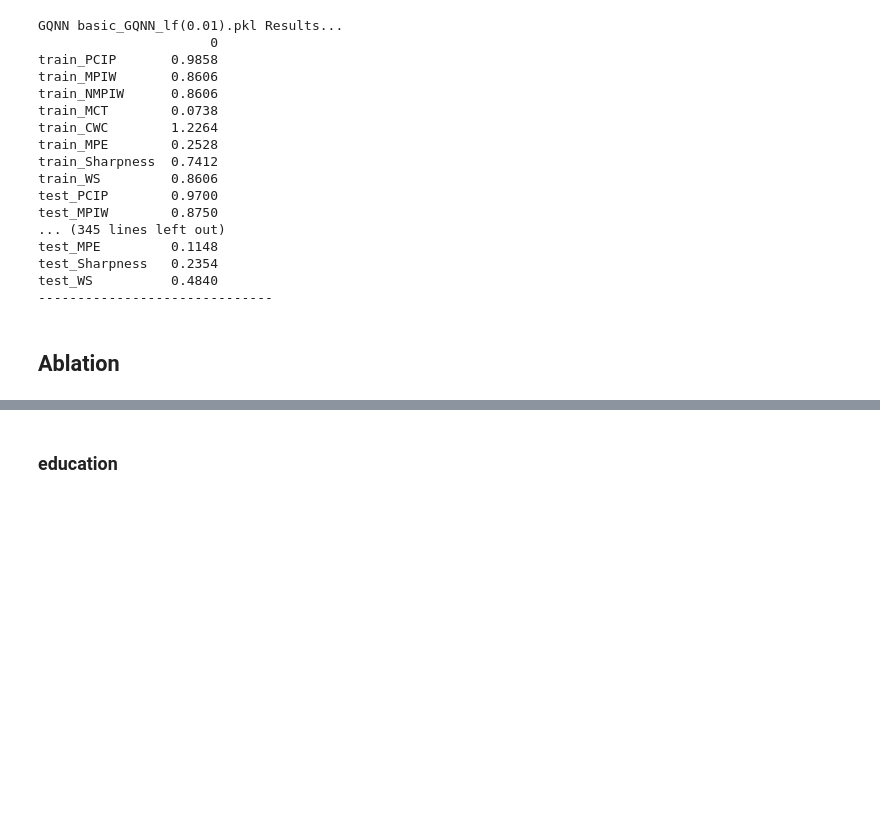
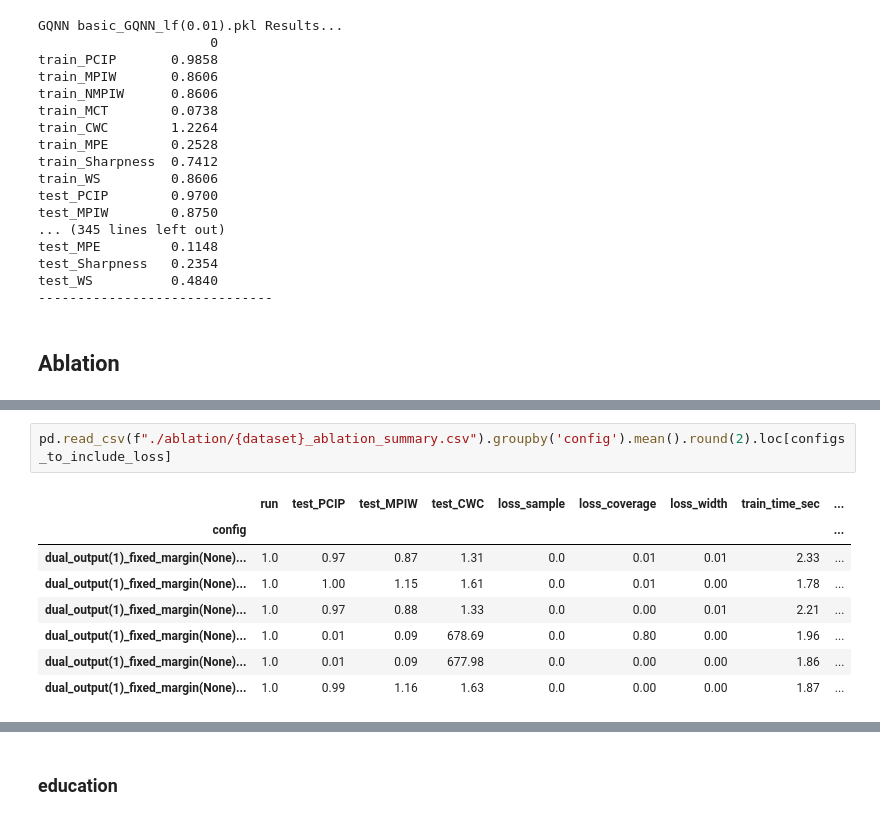
Before and after one commit to sybeam27/QpiGNN, a Jupyter notebook: results_check.ipynb, the cells around one changed output, grey strips where cells are left out. Cells and saved outputs as stored; diff of their text form; blank space fills up the shorter version.

```diff
--- a/results_check.ipynb
+++ b/results_check.ipynb
@@ -319,3 +389,14 @@ test_WS          0.4840
+# %%
+pd.read_csv(f"./ablation/{dataset}_ablation_summary.csv").groupby('config').mean().round(2).loc[configs_to_include_loss]
+# %% [output]
+|  | run | test_PCIP | test_MPIW | test_CWC | loss_sample | loss_coverage | loss_width | train_time_sec | ... |
+| config |  |  |  |  |  |  |  |  | ... |
+| dual_output(1)_fixed_margin(None)... | 1.0 | 0.97 | 0.87 | 1.31 | 0.0 | 0.01 | 0.01 | 2.33 | ... |
+| dual_output(1)_fixed_margin(None)... | 1.0 | 1.00 | 1.15 | 1.61 | 0.0 | 0.01 | 0.00 | 1.78 | ... |
+| dual_output(1)_fixed_margin(None)... | 1.0 | 0.97 | 0.88 | 1.33 | 0.0 | 0.00 | 0.01 | 2.21 | ... |
+| dual_output(1)_fixed_margin(None)... | 1.0 | 0.01 | 0.09 | 678.69 | 0.0 | 0.80 | 0.00 | 1.96 | ... |
+| dual_output(1)_fixed_margin(None)... | 1.0 | 0.01 | 0.09 | 677.98 | 0.0 | 0.00 | 0.00 | 1.86 | ... |
+| dual_output(1)_fixed_margin(None)... | 1.0 | 0.99 | 1.16 | 1.63 | 0.0 | 0.00 | 0.00 | 1.87 | ... |
 # %%
 train, test, scalar = True, True, False
 
```
Also changed, not shown: parts of 4 cells of this notebook, 15 other files.
